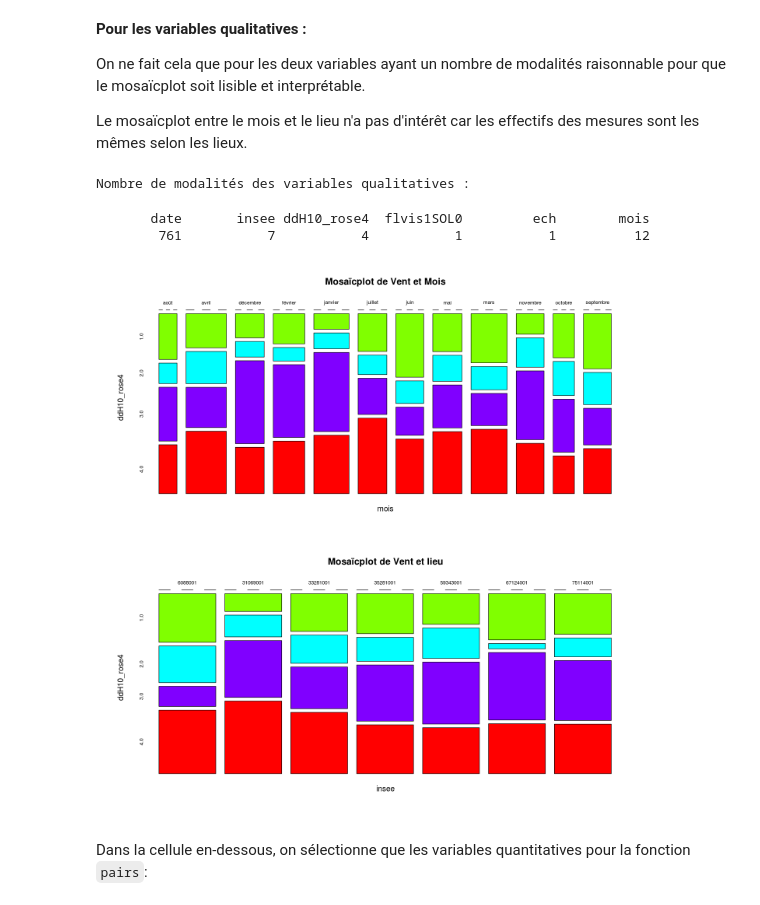
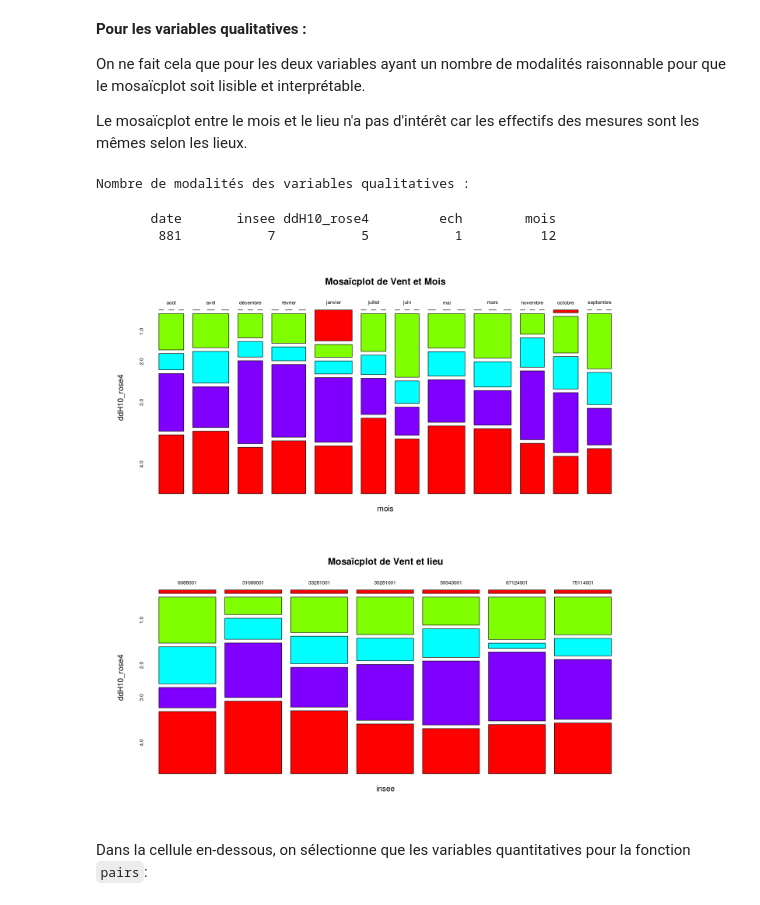
Before and after one commit to CangelosiQ/Defi, a Jupyter notebook: Data_Analysis_R.ipynb, the cells around one changed output. Cells and saved outputs as stored; diff of their text form; code cells hidden in the pictures.

```diff
--- a/Data_Analysis_R.ipynb
+++ b/Data_Analysis_R.ipynb
@@ -99,4 +103,3 @@ meteo$insee<-as.factor(meteo$insee)
 meteo$mois<-as.factor(meteo$mois)
 meteo$ddH10_rose4<-as.factor(meteo$ddH10_rose4)
 meteo$ech<-as.factor(meteo$ech)
-meteo$flvis1SOL0<-as.factor(meteo$flvis1SOL0)
@@ -181,18 +183,17 @@ Le mosaïcplot entre le mois et le lieu n'a pas d'intérêt car les effectifs de
 # %%
 # représentation graphique ??
 cat("Nombre de modalités des variables qualitatives :")
 sapply(meteo_quali,FUN=function(x){length(unique(factor(x)))})
-
 par(mfrow=c(2,1))
 options(repr.plot.width=12, repr.plot.height=12)
-mosaicplot(table(meteo_quali[,c(6,3)]),color=rainbow(4),main="Mosaïcplot de Vent et Mois")
+mosaicplot(table(meteo_quali[,c(5,3)]),color=rainbow(4),main="Mosaïcplot de Vent et Mois")
 # attention à l'ordre des mois
 mosaicplot(table(meteo_quali[,c(2,3)]),color=rainbow(4),main="Mosaïcplot de Vent et lieu")
 # %% [output]
 Nombre de modalités des variables qualitatives :
-       date       insee ddH10_rose4  flvis1SOL0         ech        mois
-        761           7           4           1           1          12
+       date       insee ddH10_rose4         ech        mois
+        881           7           5           1          12
-[figure, old version]
+[figure, new version]
 # %% [markdown]
 Dans la cellule en-dessous, on sélectionne que les variables quantitatives pour la fonction `pairs`:
 # %%
```
Also changed, not shown: parts of 6 cells of this notebook.
